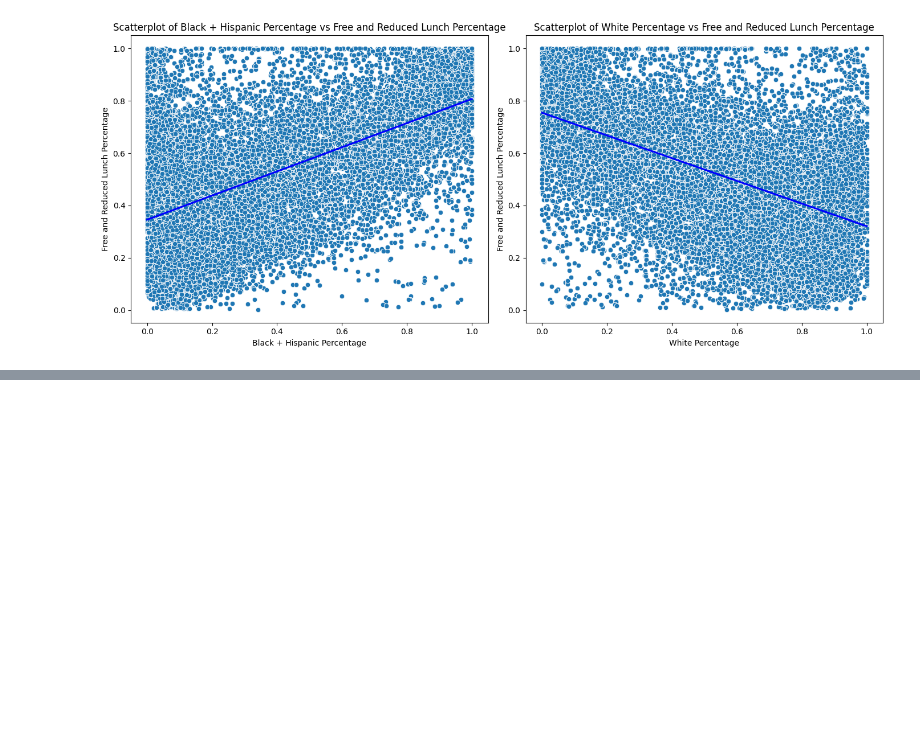
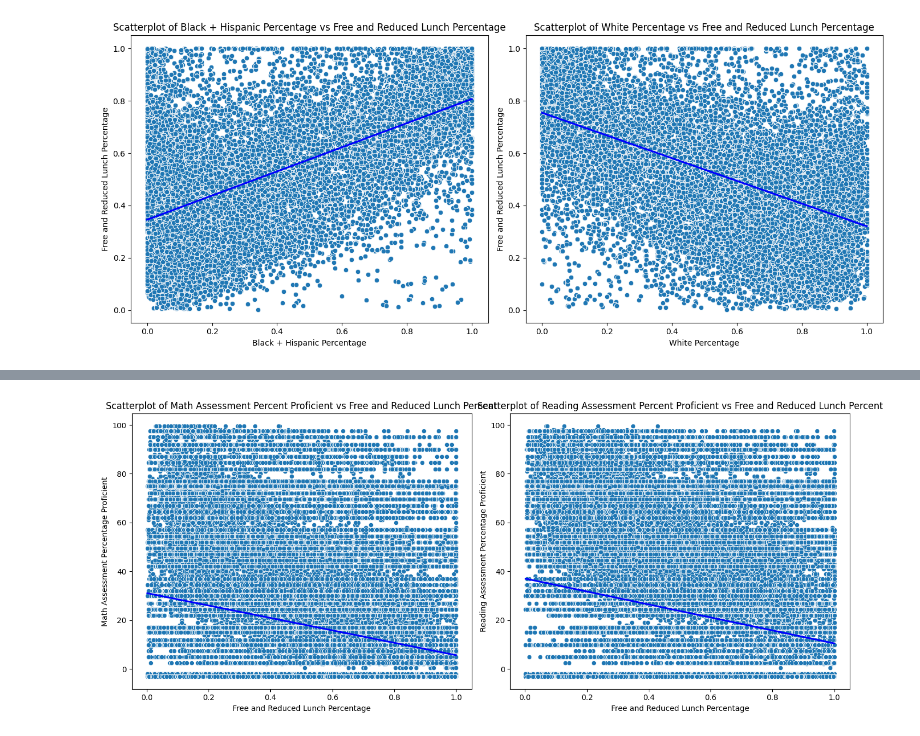
Before and after one commit to drpafowler/EdData, a Jupyter notebook: eda_hs_2020.ipynb, the cells around one changed output, grey strips where cells are left out. Cells and saved outputs as stored; diff of their text form; code cells hidden in the pictures; blank space fills up the shorter version.

```diff
--- a/eda_hs_2020.ipynb
+++ b/eda_hs_2020.ipynb
@@ -243,0 +311,23 @@ plt.show()
+# %%
+# First scatterplot
+plt.figure(figsize=(14, 6))
+
+plt.subplot(1, 2, 1)
+sns.scatterplot(data=hs2020_df, x='perfrlunch', y='math_test_pct_prof_midpt')
+sns.regplot(data=hs2020_df, x='perfrlunch', y='math_test_pct_prof_midpt', scatter=False, color='blue')
+plt.xlabel('Free and Reduced Lunch Percentage')
+plt.ylabel('Math Assessment Percentage Proficient')
+plt.title('Scatterplot of Math Assessment Percent Proficient vs Free and Reduced Lunch Percent')
+
+# Second scatterplot
+plt.subplot(1, 2, 2)
+sns.scatterplot(data=hs2020_df, x='perfrlunch', y='read_test_pct_prof_midpt')
+sns.regplot(data=hs2020_df, x='perfrlunch', y='read_test_pct_prof_midpt', scatter=False, color='blue')
+plt.xlabel('Free and Reduced Lunch Percentage')
+plt.ylabel('Reading Assessment Percentage Proficient')
+plt.title('Scatterplot of Reading Assessment Percent Proficient vs Free and Reduced Lunch Percent')
+
+plt.tight_layout()
+plt.show()
+# %% [output]
+[figure, added]
```
Also changed, not shown: parts of 3 cells of this notebook.
